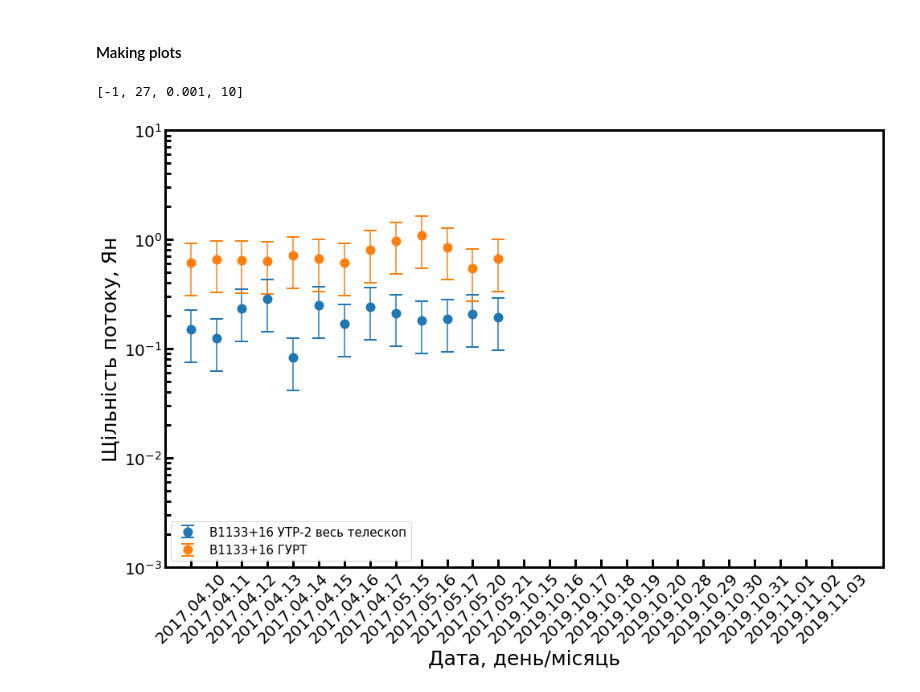
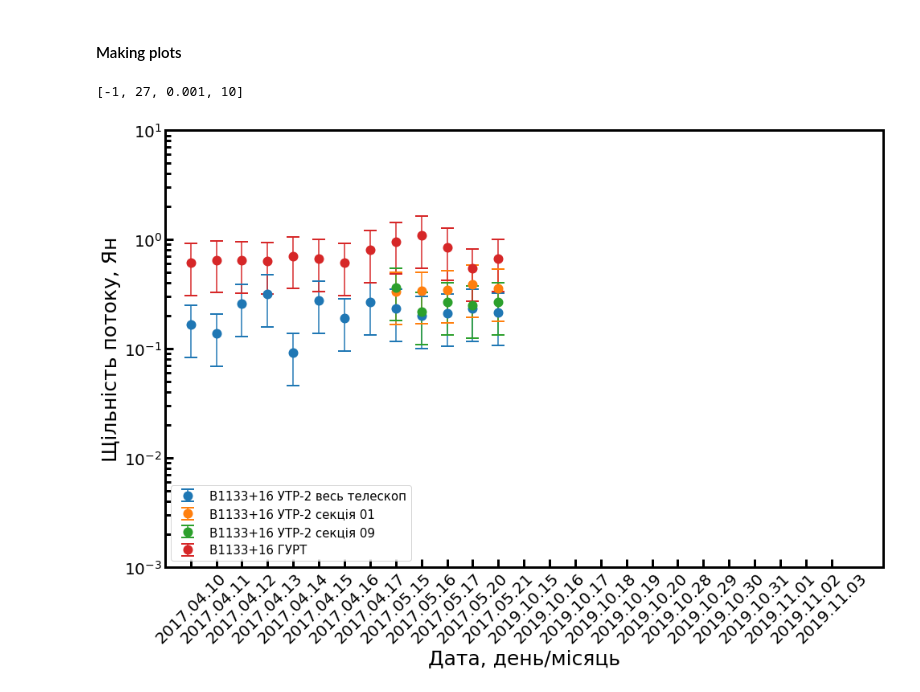
Before and after one commit to serge-yerin/jupyter-radio-astronomy, a Jupyter notebook: pulsars_long-term_flux_changes_pandas.ipynb, the cells around one changed output. Saved outputs shown, nothing was run; the diff lists cells and outputs as text; code cells hidden in the pictures.

Commit message:
added fine time resolution of observations to xlsx file and script

```diff
--- a/pulsars_long-term_flux_changes_pandas.ipynb
+++ b/pulsars_long-term_flux_changes_pandas.ipynb
@@ -36,12 +35,12 @@ l_GURT = 1                            # Polarization coefficient for GURT
 # %%
 param = pd.DataFrame({
     'Name': ['В0031-07', 'В1133+16', 'В1508+55', 'В1919+21'],
-    'Period':      [0, 1.188, 0.740, 1.337],
-    'Cosinus':     [0, 0.875, 0.985, 0.914],
-    'Tbg_UTR2':    [0, 24000, 22000, 42000],
-    'Tbg_GURT':    [0, 8000,  8000,  12000],
-    'TauToP_UTR2': [0, 0.1,   0.22,  0.06],
-    'TauToP_GURT': [0, 0.065, 0.16,  0.03]})
+    'Period':      [0.943, 1.188, 0.740, 1.337],
+    'Cosinus':     [0.469, 0.875, 0.985, 0.914],
+    'Tbg_UTR2':    [0,     24000, 22000, 42000],
+    'Tbg_GURT':    [0,      8000,  8000, 12000],
+    'TauToP_UTR2': [0,       0.1,  0.22, 0.06 ],
+    'TauToP_GURT': [0,     0.065,  0.16, 0.03 ]})
 
 print('\n Parameters of pulsars: \n\n', param, '\n\n')
 # %% [output]
@@ -83,34 +103,47 @@ For calculations we use averaged singnal in the frequency ranges of the radio te
 pulsar_fluxes = pd.DataFrame({
 
 'Date': meas['Date'],
-'B1133+16 flux UTR2 full': meas['SNR B1133+16 UTR2 full'] * param['TauToP_UTR2'][1] * l_UTR2 * kB * param['Tbg_UTR2'][1] / (AeMAX_UTR2 * param['Cosinus'][1] * np.sqrt(dt * df_UTR2 * t_resol / param['Period'][1])),
-'B1133+16 flux GURT':      meas['SNR B1133+16 GURT']      * param['TauToP_GURT'][1] * l_GURT * kB * param['Tbg_GURT'][1] / (AeMAX_GURT * param['Cosinus'][1] * np.sqrt(dt * df_GURT * t_resol / param['Period'][1])),
-'B1508+55 flux UTR2 full': meas['SNR B1508+55 UTR2 full'] * param['TauToP_UTR2'][2] * l_UTR2 * kB * param['Tbg_UTR2'][2] / (AeMAX_UTR2 * param['Cosinus'][2] * np.sqrt(dt * df_UTR2 * t_resol / param['Period'][2])),
-'B1508+55 flux GURT':      meas['SNR B1508+55 GURT']      * param['TauToP_GURT'][2] * l_GURT * kB * param['Tbg_GURT'][2] / (AeMAX_GURT * param['Cosinus'][2] * np.sqrt(dt * df_GURT * t_resol / param['Period'][2])),
-'B1919+21 flux UTR2 full': meas['SNR B1919+21 UTR2 full'] * param['TauToP_UTR2'][3] * l_UTR2 * kB * param['Tbg_UTR2'][3] / (AeMAX_UTR2 * param['Cosinus'][3] * np.sqrt(dt * df_UTR2 * t_resol / param['Period'][3])),
-'B1919+21 flux GURT':      meas['SNR B1919+21 GURT']      * param['TauToP_GURT'][3] * l_GURT * kB * param['Tbg_GURT'][3] / (AeMAX_GURT * param['Cosinus'][3] * np.sqrt(dt * df_GURT * t_resol / param['Period'][3]))
+'B1133+16 flux UTR2 full':    meas['SNR B1133+16 UTR2 full']    * param['TauToP_UTR2'][1] * l_UTR2 * kB * param['Tbg_UTR2'][1] / (AeMAX_UTR2 * param['Cosinus'][1] * np.sqrt(dt * df_UTR2 * meas['temp resolution UTR2'] * pow(10,-3) / param['Period'][1])),
+'B1133+16 flux UTR2 sect 01': meas['SNR B1133+16 UTR2 sect 01'] * param['TauToP_UTR2'][1] * l_UTR2 * kB * param['Tbg_UTR2'][1] / (AeMAX_U01N * param['Cosinus'][1] * np.sqrt(dt * df_UTR2 * meas['temp resolution UTR2'] * pow(10,-3) / param['Period'][1])),
+'B1133+16 flux UTR2 sect 09': meas['SNR B1133+16 UTR2 sect 09'] * param['TauToP_UTR2'][1] * l_UTR2 * kB * param['Tbg_UTR2'][1] / (AeMAX_U09W * param['Cosinus'][1] * np.sqrt(dt * df_UTR2 * meas['temp resolution UTR2'] * pow(10,-3) / param['Period'][1])),
+'B1133+16 flux GURT':         meas['SNR B1133+16 GURT']         * param['TauToP_GURT'][1] * l_GURT * kB * param['Tbg_GURT'][1] / (AeMAX_GURT * param['Cosinus'][1] * np.sqrt(dt * df_GURT * meas['temp resolution GURT'] * pow(10,-3) / param['Period'][1])),
+
+'B1508+55 flux UTR2 full':    meas['SNR B1508+55 UTR2 full']    * param['TauToP_UTR2'][2] * l_UTR2 * kB * param['Tbg_UTR2'][2] / (AeMAX_UTR2 * param['Cosinus'][2] * np.sqrt(dt * df_UTR2 * meas['temp resolution UTR2'] * pow(10,-3) / param['Period'][2])),
+'B1508+55 flux UTR2 sect 01': meas['SNR B1508+55 UTR2 sect 01'] * param['TauToP_UTR2'][2] * l_UTR2 * kB * param['Tbg_UTR2'][2] / (AeMAX_U01N * param['Cosinus'][2] * np.sqrt(dt * df_UTR2 * meas['temp resolution UTR2'] * pow(10,-3) / param['Period'][2])),
+'B1508+55 flux UTR2 sect 09': meas['SNR B1508+55 UTR2 sect 09'] * param['TauToP_UTR2'][2] * l_UTR2 * kB * param['Tbg_UTR2'][2] / (AeMAX_U09W * param['Cosinus'][2] * np.sqrt(dt * df_UTR2 * meas['temp resolution UTR2'] * pow(10,-3) / param['Period'][2])),
+'B1508+55 flux GURT':         meas['SNR B1508+55 GURT']         * param['TauToP_GURT'][2] * l_GURT * kB * param['Tbg_GURT'][2] / (AeMAX_GURT * param['Cosinus'][2] * np.sqrt(dt * df_GURT * meas['temp resolution GURT'] * pow(10,-3) / param['Period'][2])),
+
+'B1919+21 flux UTR2 full':    meas['SNR B1919+21 UTR2 full']    * param['TauToP_UTR2'][3] * l_UTR2 * kB * param['Tbg_UTR2'][3] / (AeMAX_UTR2 * param['Cosinus'][3] * np.sqrt(dt * df_UTR2 * meas['temp resolution UTR2'] * pow(10,-3) / param['Period'][3])),
+'B1919+21 flux UTR2 sect 01': meas['SNR B1919+21 UTR2 sect 01'] * param['TauToP_UTR2'][3] * l_UTR2 * kB * param['Tbg_UTR2'][3] / (AeMAX_U01N * param['Cosinus'][3] * np.sqrt(dt * df_UTR2 * meas['temp resolution UTR2'] * pow(10,-3) / param['Period'][3])),
+'B1919+21 flux UTR2 sect 09': meas['SNR B1919+21 UTR2 sect 09'] * param['TauToP_UTR2'][3] * l_UTR2 * kB * param['Tbg_UTR2'][3] / (AeMAX_U09W * param['Cosinus'][3] * np.sqrt(dt * df_UTR2 * meas['temp resolution UTR2'] * pow(10,-3) / param['Period'][3])),
+'B1919+21 flux GURT':         meas['SNR B1919+21 GURT']         * param['TauToP_GURT'][3] * l_GURT * kB * param['Tbg_GURT'][3] / (AeMAX_GURT * param['Cosinus'][3] * np.sqrt(dt * df_GURT * meas['temp resolution GURT'] * pow(10,-3) / param['Period'][3]))
+
 })
 # %% [markdown]
 #### Making plots
 # %%
 plt.figure(facecolor = 'white', figsize = (16, 10))
 ax = plt.subplot(111)
 ax.set_yscale("log", nonposy='clip')
+
 plt.errorbar(pulsar_fluxes['Date'], pulsar_fluxes['B1133+16 flux UTR2 full']*pow(10,26), yerr=pulsar_fluxes['B1133+16 flux UTR2 full']*pow(10,26)*0.5, label = 'B1133+16 УТР-2 весь телескоп', fmt='o', markersize=10, capsize=8, markeredgewidth = 2)
+plt.errorbar(pulsar_fluxes['Date'], pulsar_fluxes['B1133+16 flux UTR2 sect 01']*pow(10,26), yerr=pulsar_fluxes['B1133+16 flux UTR2 sect 01']*pow(10,26)*0.5, label = 'B1133+16 УТР-2 секція 01', fmt='o', markersize=10, capsize=8, markeredgewidth = 2)
+plt.errorbar(pulsar_fluxes['Date'], pulsar_fluxes['B1133+16 flux UTR2 sect 09']*pow(10,26), yerr=pulsar_fluxes['B1133+16 flux UTR2 sect 09']*pow(10,26)*0.5, label = 'B1133+16 УТР-2 секція 09', fmt='o', markersize=10, capsize=8, markeredgewidth = 2)
 plt.errorbar(pulsar_fluxes['Date'], pulsar_fluxes['B1133+16 flux GURT']*pow(10,26), yerr=pulsar_fluxes['B1133+16 flux GURT']*pow(10,26)*0.5, label = 'B1133+16 ГУРТ', fmt='o', markersize=10, capsize=8, markeredgewidth = 2)
+
 for axis in ['top','bottom','left','right']:
   ax.spines[axis].set_linewidth(3.0)
 ax.xaxis.set_tick_params(width=3, which='both', direction='in', length=10, labelsize = 20)
 ax.yaxis.set_tick_params(width=3, which='major', direction='in', length=10, labelsize = 20)
 ax.yaxis.set_tick_params(width=3, which='minor', direction='in', length=7, labelsize = 20)
 plt.xlabel('Дата, день/місяць', fontsize=25)
 plt.ylabel('Щільність потоку, Ян', fontsize=25)
 plt.xticks(rotation=45)
 plt.legend(loc = 'lower left', fontsize = 15)
 plt.axis([-1, len(pulsar_fluxes.index)+1, 0.001, 10])
 # %% [output]
 [-1, 27, 0.001, 10]
-[figure, old version]
+[figure, new version]
 # %%
 plt.figure(facecolor = 'white', figsize = (16, 10))
 ax = plt.subplot(111)
```
Also changed, not shown: parts of 5 cells of this notebook, 1 other file.
